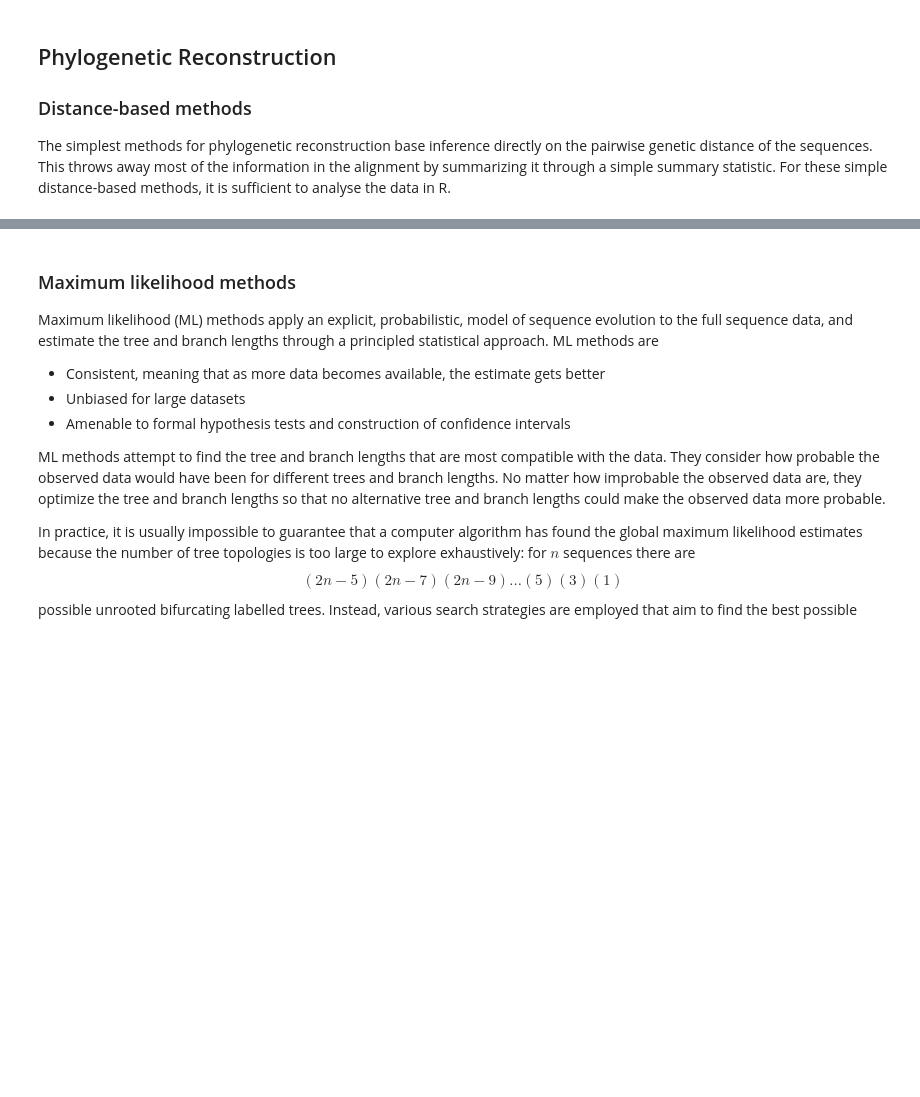
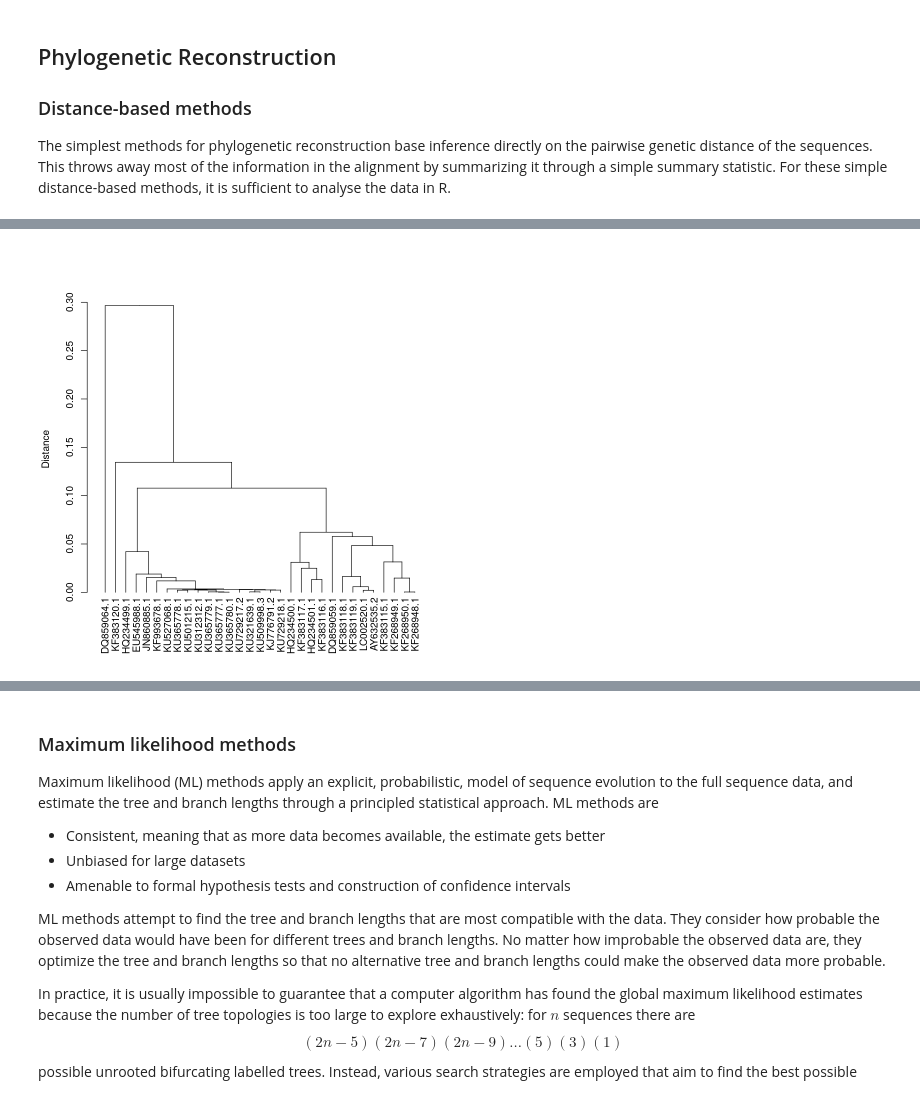
Before and after one commit to danny-wilson/teaching-phylogenetics, a Jupyter notebook: practical/practical.ipynb, the cells around one changed output, grey strips where cells are left out. Cells and saved outputs as stored; diff of their text form; code cells hidden in the pictures; blank space fills up the shorter version.

```diff
--- a/practical/practical.ipynb
+++ b/practical/practical.ipynb
@@ -186,3 +220,10 @@ plot(upgma.tree,xlab="",ylab="Distance")
+# %%
+
+#One of the simplest ways to infer a phylogenetic tree is with UPGMA (Unweighted Pair Group Method with Arithmetic Mean). This is a clustering algorithm that iteratively joins the branches ancestral to the most similar sequences, computing similarity iteratively as the mean between each pair of groups that are merged when their branches are joined.
+upgma.tree = as.dendrogram(hclust(as.dist(PD),method="average"))
+par(bg="white");plot(upgma.tree,xlab="",ylab="Distance")
+# %% [output]
+[figure, added]
 # %% [markdown]
 <center><img src="src/Screenshot_upgma.png" width="30%"></center>
 # %%
```
Also changed, not shown: parts of 32 cells of this notebook.
